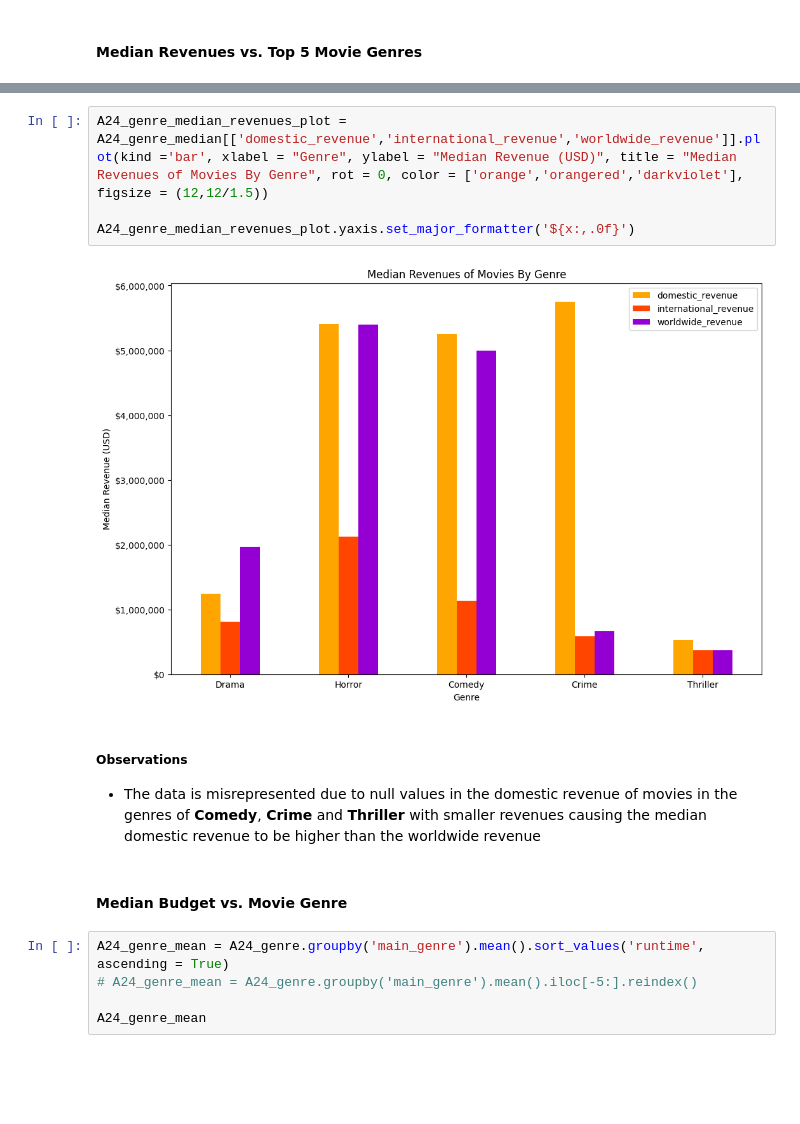
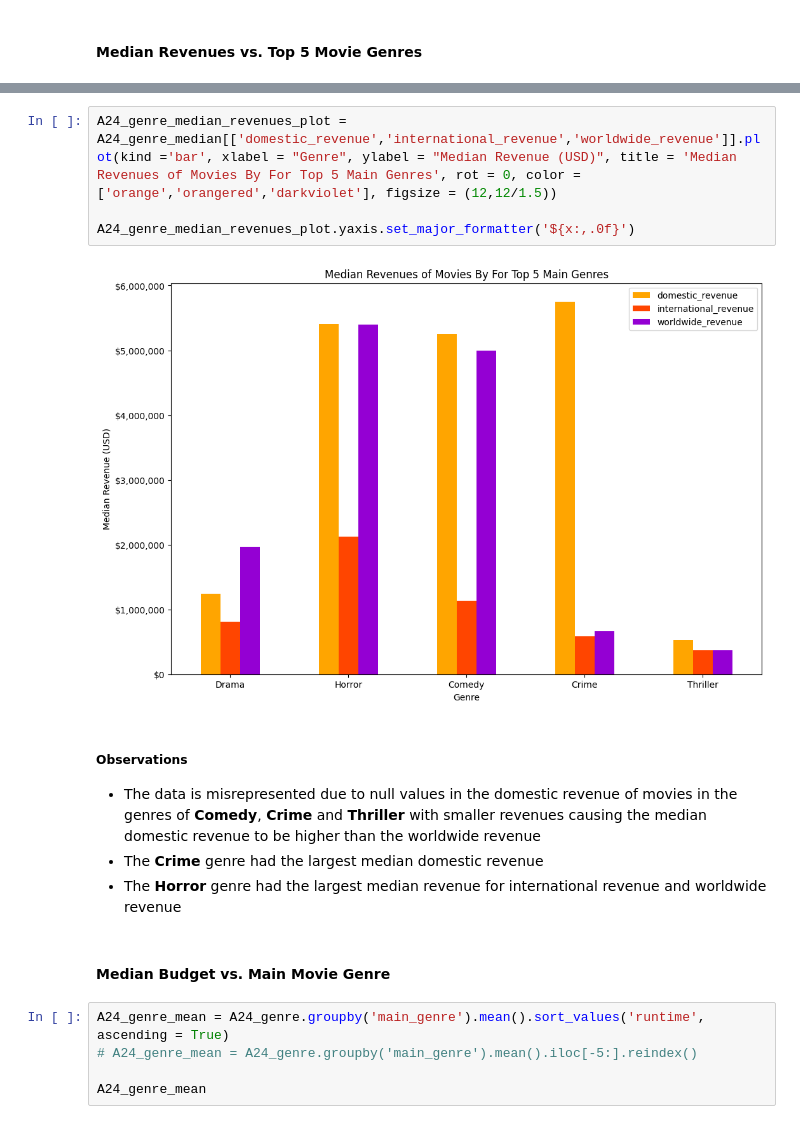
Before and after one commit to AlexPMorton/A24-Movies-EDA, a Jupyter notebook: A24_EDA.ipynb, the cells around one changed output, grey strips where cells are left out. Drawn from its saved outputs; the diff is of its cells as text; blank space fills up the shorter version.

```diff
--- a/A24_EDA.ipynb
+++ b/A24_EDA.ipynb
@@ -510,16 +512,18 @@ A24_genre_median
 | Crime | 10,100,000.00 | 5,749,134.00 | 585,863.50 | 660,241.00 | 102.00 |
 | Thriller | 5,000,000.00 | 525,664.50 | 367,000.00 | 367,000.00 | 100.00 |
 # %%
-A24_genre_median_revenues_plot = A24_genre_median[['domestic_revenue','international_revenue','worldwide_revenue']].plot(kind ='bar', xlabel = "Genre", ylabel = "Median Revenue (USD)", title = "Median Revenues of Movies By Genre", rot = 0, color = ['orange','orangered','darkviolet'], figsize = (12,12/1.5))
+A24_genre_median_revenues_plot = A24_genre_median[['domestic_revenue','international_revenue','worldwide_revenue']].plot(kind ='bar', xlabel = "Genre", ylabel = "Median Revenue (USD)", title = 'Median Revenues of Movies By For Top 5 Main Genres', rot = 0, color = ['orange','orangered','darkviolet'], figsize = (12,12/1.5))
 
 A24_genre_median_revenues_plot.yaxis.set_major_formatter('${x:,.0f}')
 # %% [output]
-[figure, old version]
+[figure, new version]
 # %% [markdown]
 ##### Observations
 - The data is misrepresented due to null values in the domestic revenue of movies in the genres of **Comedy**, **Crime** and **Thriller** with smaller revenues causing the median domestic revenue to be higher than the worldwide revenue
+- The **Crime** genre had the largest median domestic revenue
+- The **Horror** genre had the largest median revenue for international revenue and worldwide revenue
 # %% [markdown]
-#### Median Budget vs. Movie Genre
+#### Median Budget vs. Main Movie Genre
 # %%
 A24_genre_mean = A24_genre.groupby('main_genre').mean().sort_values('runtime', ascending = True)
 # A24_genre_mean = A24_genre.groupby('main_genre').mean().iloc[-5:].reindex()
```
Also changed, not shown: parts of 43 cells of this notebook, 1 other file.
